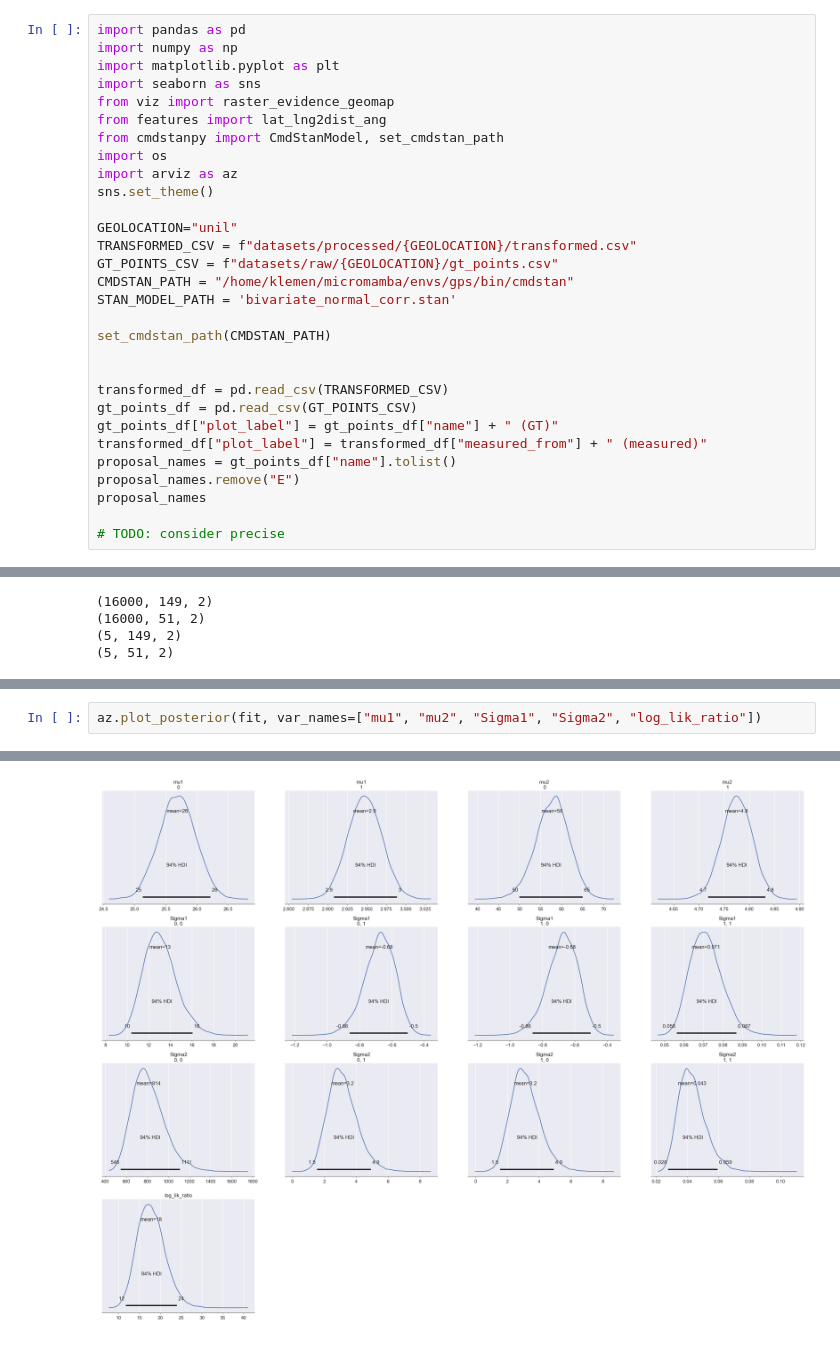
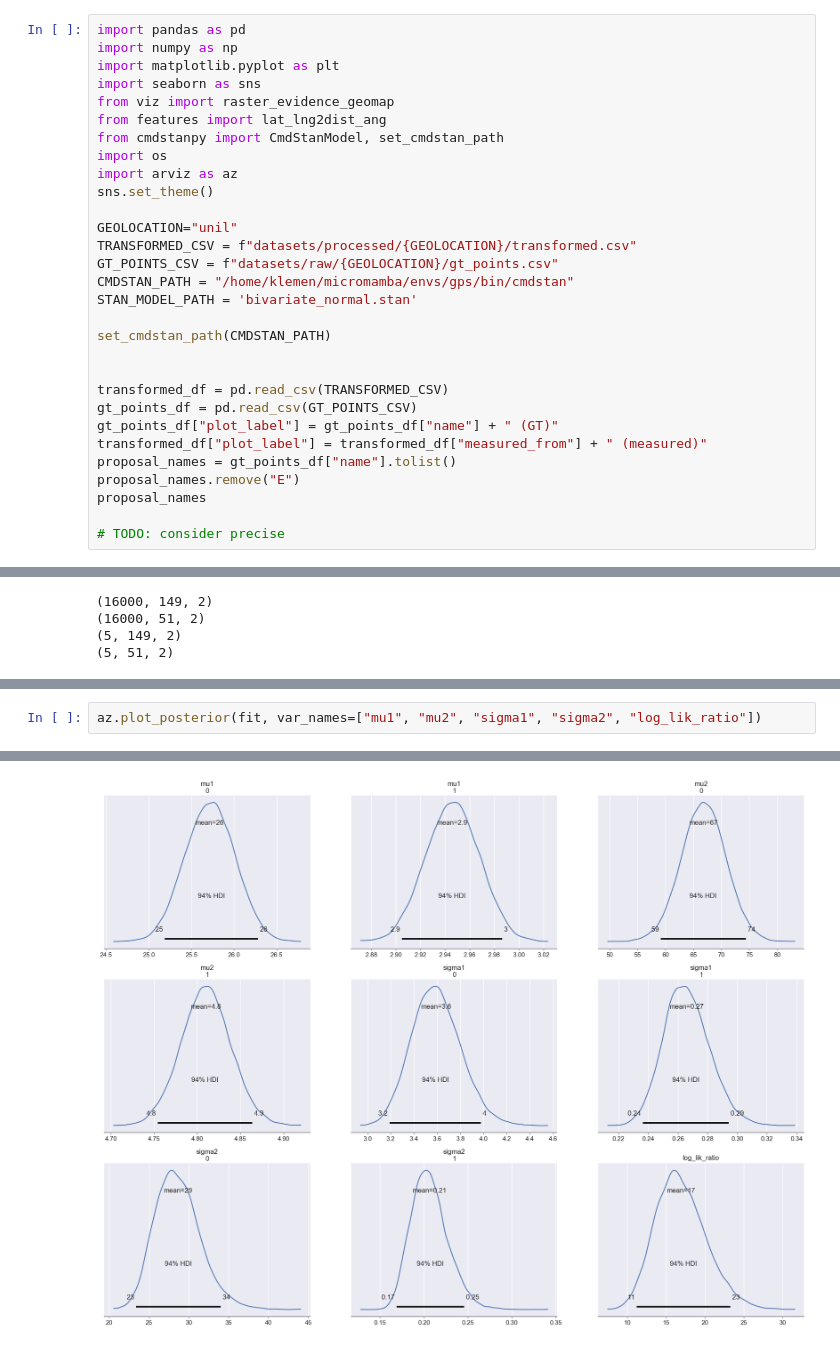
Before and after one commit to KlemenVovk/gps_evaluation, a Jupyter notebook: unil.ipynb, the cells around one changed output, grey strips where cells are left out. Saved outputs shown, nothing was run; the diff lists cells and outputs as text.

```diff
--- a/unil.ipynb
+++ b/unil.ipynb
@@ -14,7 +14,7 @@ GEOLOCATION="unil"
 TRANSFORMED_CSV = f"datasets/processed/{GEOLOCATION}/transformed.csv"
 GT_POINTS_CSV = f"datasets/raw/{GEOLOCATION}/gt_points.csv"
 CMDSTAN_PATH = "/home/klemen/micromamba/envs/gps/bin/cmdstan"
-STAN_MODEL_PATH = 'bivariate_normal_corr.stan'
+STAN_MODEL_PATH = 'bivariate_normal.stan'
 
 set_cmdstan_path(CMDSTAN_PATH)
 
@@ -253,5 +280,5 @@ plt.tight_layout()
 # %%
-az.plot_posterior(fit, var_names=["mu1", "mu2", "Sigma1", "Sigma2", "log_lik_ratio"])
+az.plot_posterior(fit, var_names=["mu1", "mu2", "sigma1", "sigma2", "log_lik_ratio"])
 # %% [output]
 array([[<Axes: title={'center': 'mu1\n0'}>,
         <Axes: title={'center': 'mu1\n1'}>,
@@ -270,4 +292,4 @@ array([[<Axes: title={'center': 'mu1\n0'}>,
-[figure, old version]
+[figure, new version]
 # %%
 print("log likelihood ratio trace")
 az.plot_trace(fit, compact=False, filter_vars="regex", var_names="log_lik_ratio")
```
Also changed, not shown: parts of 7 cells of this notebook, 2 other files.
